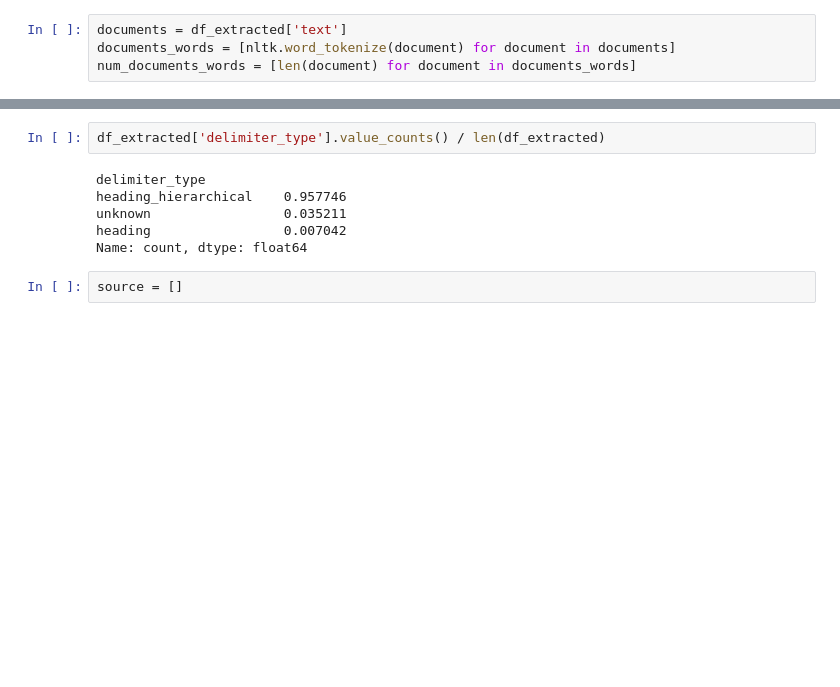
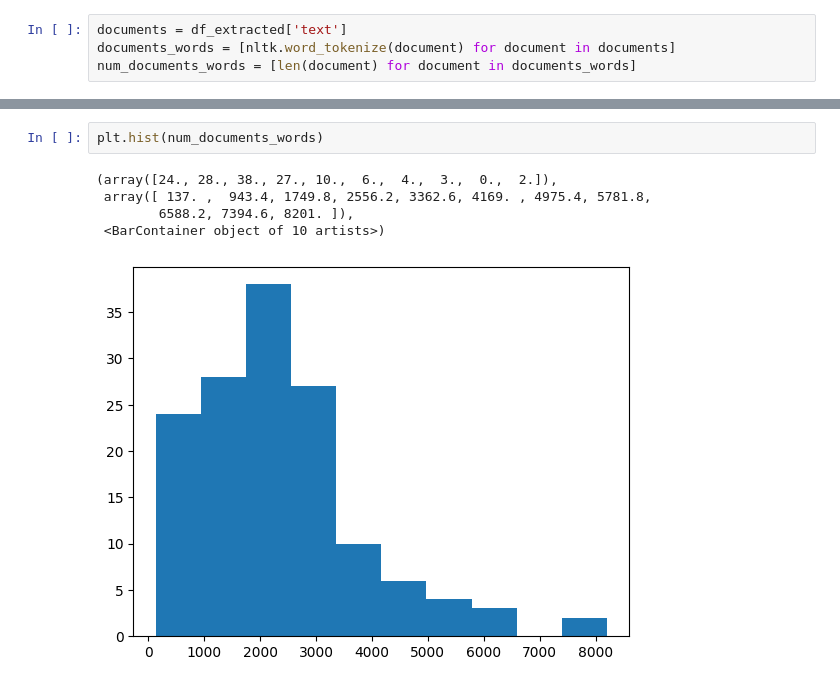
Before and after one commit to jonasybei/uncovering-rdm-policies-through-topic-modeling, a Jupyter notebook: notebooks/data_handling/analysis/analyze_data.ipynb, the cells around one changed output, grey strips where cells are left out. Cells and saved outputs as stored; diff of their text form; blank space fills up the shorter version.

```diff
--- a/notebooks/data_handling/analysis/analyze_data.ipynb
+++ b/notebooks/data_handling/analysis/analyze_data.ipynb
@@ -370,10 +59,8 @@ px.box(df_extracted[filter_heading], x='text_len')
-# %%
-df_extracted['delimiter_type'].value_counts() / len(df_extracted)
-# %% [output]
-delimiter_type
-heading_hierarchical    0.957746
-unknown                 0.035211
-heading                 0.007042
-Name: count, dtype: float64
-# %%
-source = []
+# %%
+plt.hist(num_documents_words)
+# %% [output]
+(array([24., 28., 38., 27., 10.,  6.,  4.,  3.,  0.,  2.]),
+ array([ 137. ,  943.4, 1749.8, 2556.2, 3362.6, 4169. , 4975.4, 5781.8,
+        6588.2, 7394.6, 8201. ]),
+ <BarContainer object of 10 artists>)
+[figure, added]
```
Also changed, not shown: parts of 44 cells of this notebook, 3 other files.
